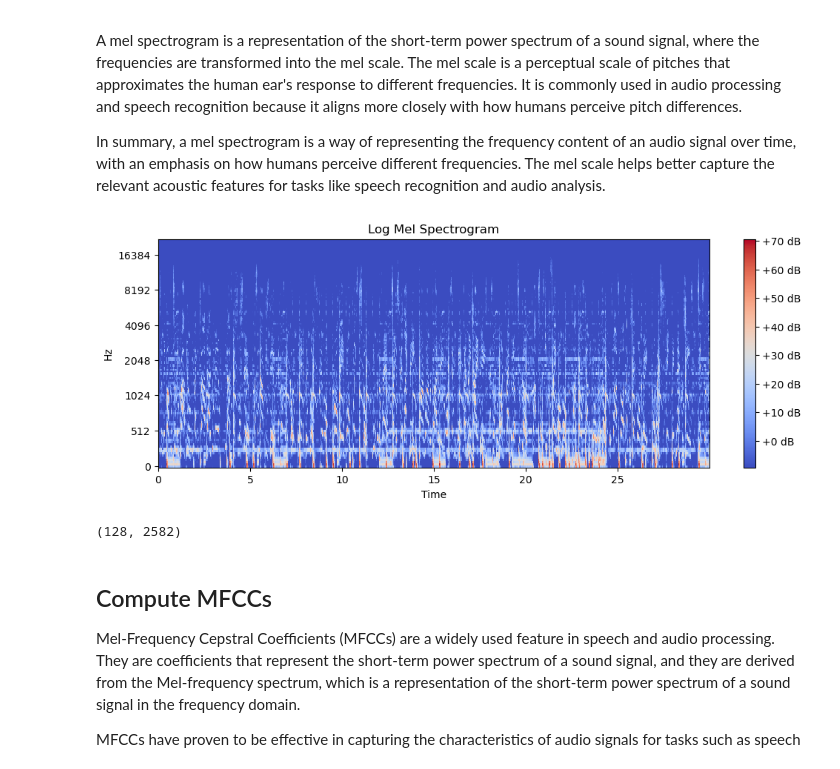
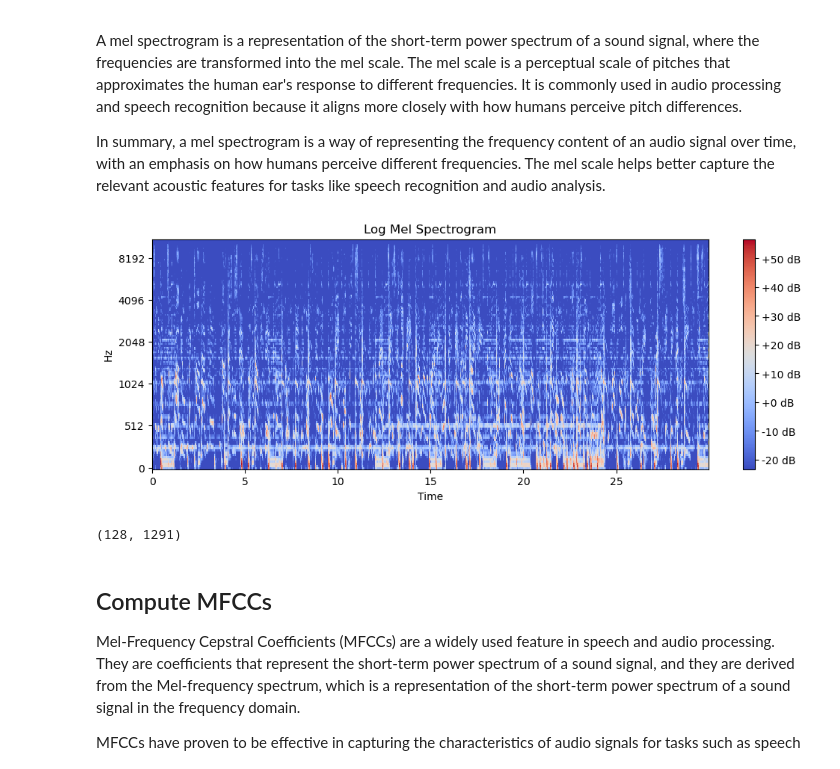
Before and after one commit to AlbertoSaretto/Music-Genre-Recognition, a Jupyter notebook: Preprocess.ipynb, the cells around one changed output. Drawn from its saved outputs; the diff is of its cells as text; code cells hidden in the pictures.

Commit message:
Preprocess stft

```diff
--- a/Preprocess.ipynb
+++ b/Preprocess.ipynb
@@ -42,10 +42,10 @@ import warnings
 warnings.filterwarnings("ignore")
 # %%
 # Directory where mp3 are stored
-AUDIO_DIR = 'fma/data/fma_small'
+AUDIO_DIR = 'Data/fma_small'
 
 # Load metadata and features.
-tracks = utils.load('fma/data/fma_metadata/tracks.csv')
+tracks = utils.load('Data/fma_metadata/tracks.csv')
 #genres = utils.load('drive/MyDrive/data/fma_metadata/genres.csv')
 #features = utils.load('drive/MyDrive/data/fma_metadata/features.csv')
 #echonest = utils.load('drive/MyDrive/data/fma_metadata/echonest.csv')
@@ -74,13 +74,13 @@ def getAudio(idx):
   #print(f'File: {filename}')
 
   # Load the audio (sr = sampling rate, number of audio carries per second)
-  x, sr = librosa.load(filename, sr=None, mono=True)  #sr=None to consider original sampling rate
+  x, sr = librosa.load(filename, sr=22050, mono=True)  #sr=None to consider original sampling rate
 
   return x, sr
 
 x_ex = getAudio(2)
 
-
+print(x_ex[1])
 duration_seconds = x_ex[0].shape[-1] / x_ex[1]
 print(f'Duration: {duration_seconds:.2f}s, {x_ex[0].size} samples')
 
@@ -126,32 +127,32 @@ In summary, a mel spectrogram is a way of representing the frequency content of
 # %%
 def comp_mel(x):
 
   # Compute the short-time Fourier transform (stft)
-  stft = np.abs(librosa.stft(x[0], n_fft=2048, hop_length=512))
+  stft = np.abs(librosa.stft(x[0], n_fft=1024, hop_length=512))  #n_fft to a power of two for optimizing the speed of the fast Fourier transform (FFT) algorithm.
 
   # Compute the mel spectrogram
   mel = librosa.feature.melspectrogram(sr=x[1], S=stft**2)
 
   return mel
 
 
 # Convert the power spectrogram to decibels
 mel_ex = comp_mel(x_ex)
 
 log_mel_ex = librosa.amplitude_to_db(mel_ex)
 
 # Plot the log mel spectrogram
 plt.figure(figsize=(12, 4))
 librosa.display.specshow(log_mel_ex, sr=x_ex[1], hop_length=512, x_axis='time', y_axis='mel')
 plt.colorbar(format='%+2.0f dB')
 plt.title('Log Mel Spectrogram')
 plt.show()
 # %% [output]
-[figure, old version]
+[figure, new version]
 # %%
 log_mel_ex.shape
 # %% [output]
-(128, 2582)
+(128, 1291)
 # %% [markdown]
 ## Compute MFCCs
 
```
Also changed, not shown: parts of 21 cells of this notebook, 1 other file.
